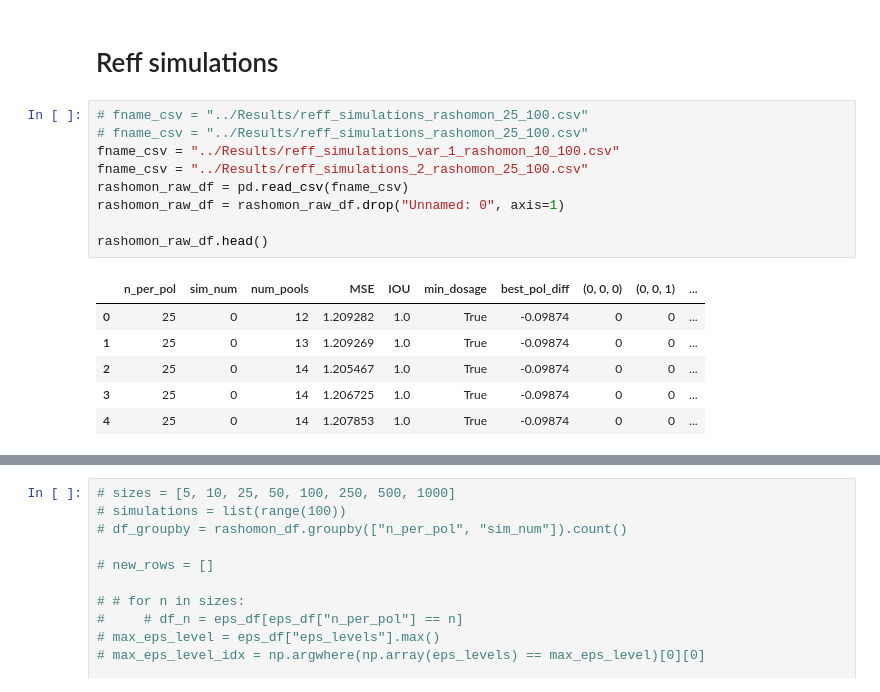
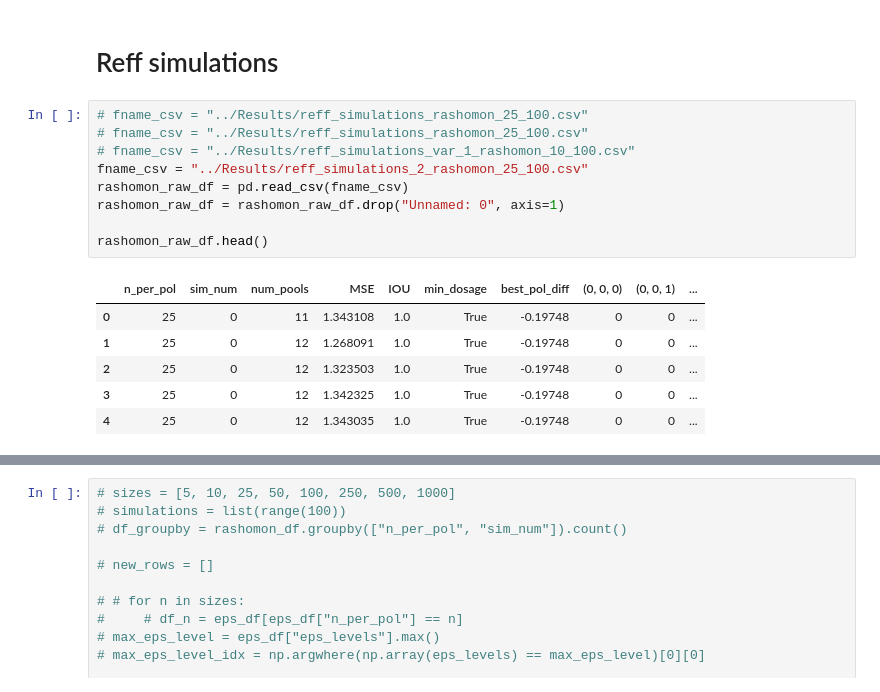
Before and after one commit to AparaV/rashomon-partition-sets, a Jupyter notebook: Code/analyze_results.ipynb, the cells around one changed output, grey strips where cells are left out. Drawn from its saved outputs; the diff is of its cells as text.

```diff
--- a/Code/analyze_results.ipynb
+++ b/Code/analyze_results.ipynb
@@ -758,19 +758,19 @@ plt.show()
 # %%
 # fname_csv = "../Results/reff_simulations_rashomon_25_100.csv"
 # fname_csv = "../Results/reff_simulations_rashomon_25_100.csv"
-fname_csv = "../Results/reff_simulations_var_1_rashomon_10_100.csv"
+# fname_csv = "../Results/reff_simulations_var_1_rashomon_10_100.csv"
 fname_csv = "../Results/reff_simulations_2_rashomon_25_100.csv"
 rashomon_raw_df = pd.read_csv(fname_csv)
 rashomon_raw_df = rashomon_raw_df.drop("Unnamed: 0", axis=1)
 
 rashomon_raw_df.head()
 # %% [output]
 |  | n_per_pol | sim_num | num_pools | MSE | IOU | min_dosage | best_pol_diff | (0, 0, 0) | (0, 0, 1) | ... |
-| 0 | 25 | 0 | 12 | 1.209282 | 1.0 | True | -0.09874 | 0 | 0 | ... |
-| 1 | 25 | 0 | 13 | 1.209269 | 1.0 | True | -0.09874 | 0 | 0 | ... |
-| 2 | 25 | 0 | 14 | 1.205467 | 1.0 | True | -0.09874 | 0 | 0 | ... |
-| 3 | 25 | 0 | 14 | 1.206725 | 1.0 | True | -0.09874 | 0 | 0 | ... |
-| 4 | 25 | 0 | 14 | 1.207853 | 1.0 | True | -0.09874 | 0 | 0 | ... |
+| 0 | 25 | 0 | 11 | 1.343108 | 1.0 | True | -0.19748 | 0 | 0 | ... |
+| 1 | 25 | 0 | 12 | 1.268091 | 1.0 | True | -0.19748 | 0 | 0 | ... |
+| 2 | 25 | 0 | 12 | 1.323503 | 1.0 | True | -0.19748 | 0 | 0 | ... |
+| 3 | 25 | 0 | 12 | 1.342325 | 1.0 | True | -0.19748 | 0 | 0 | ... |
+| 4 | 25 | 0 | 12 | 1.343035 | 1.0 | True | -0.19748 | 0 | 0 | ... |
 # %%
 rashomon_df = rashomon_raw_df.copy()
 
```
Also changed, not shown: parts of 7 cells of this notebook, 2 other files.
